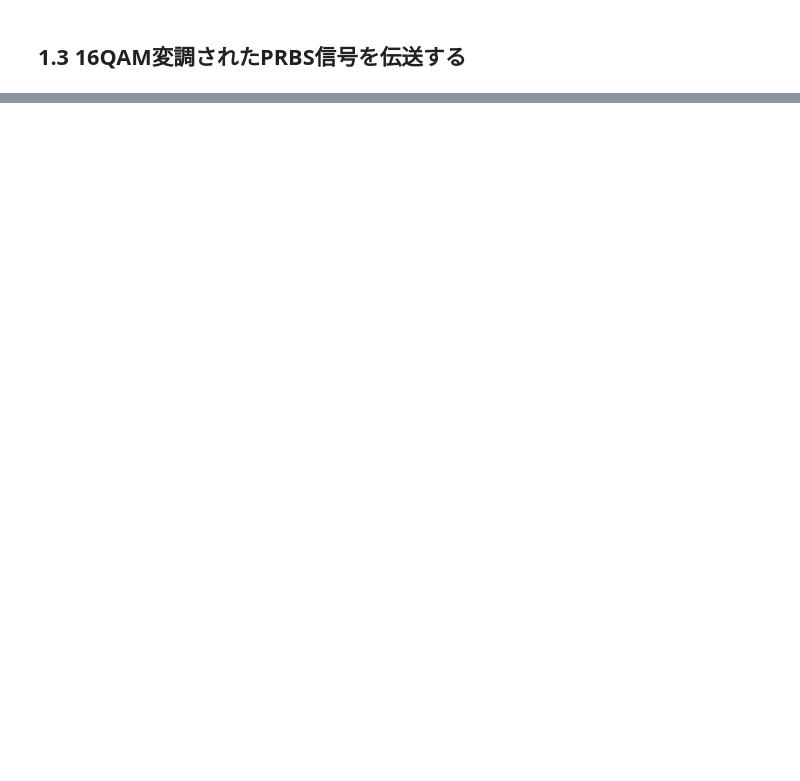
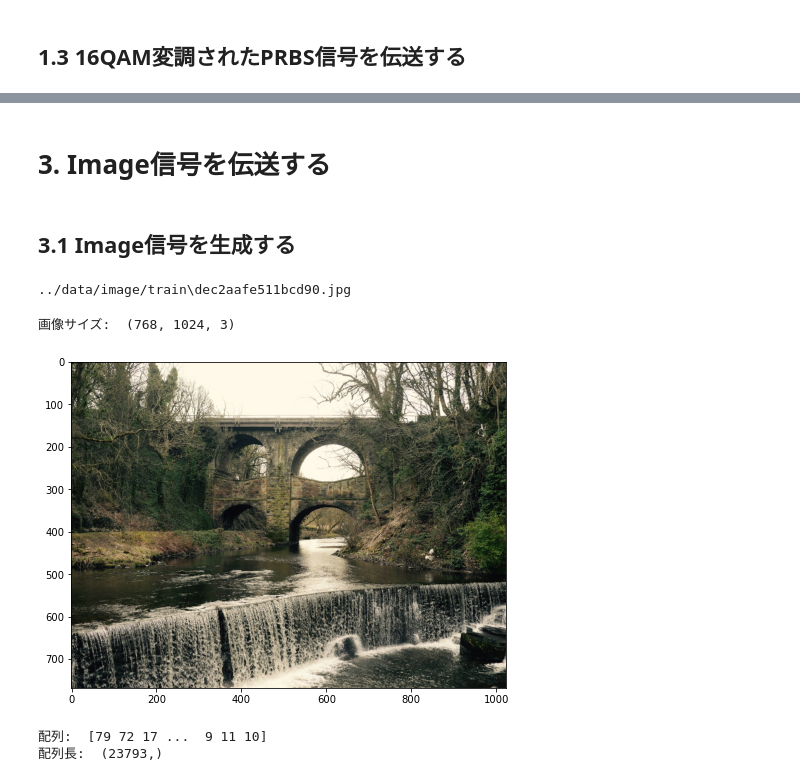
Before and after one commit to n-nooobu/masterthesis, a Jupyter notebook: src/transmission.ipynb, the cells around one changed output, grey strips where cells are left out. Drawn from its saved outputs; the diff is of its cells as text; code cells hidden in the pictures; blank space fills up the shorter version.

```diff
--- a/src/transmission.ipynb
+++ b/src/transmission.ipynb
@@ -88,0 +301,34 @@ NF = 4  # ASE雑音指数[dB]
+# %% [markdown]
+# 3. Image信号を伝送する
+# %% [markdown]
+## 3.1 Image信号を生成する
+# %%
+target_dir = 'train'
+step = 10  # (768, 1024) ---> (76, 102)
+image_number = 0
+ebtb = False  # 8B10Bを行うか
+# %%
+image_dir = '../data/image/'
+image_path_list = sorted(glob.glob(os.path.join(image_dir + target_dir, '*.jpg')))
+image_path = image_path_list[image_number]
+print(image_path)
+# %% [output]
+../data/image/train\dec2aafe511bcd90.jpg
+# %%
+img = Image.open(image_path)
+img_array = np.array(img)
+print('画像サイズ: ', img_array.shape)
+
+fig = plt.figure(figsize=(9, 6))
+plt.imshow(img);
+# %% [output]
+画像サイズ:  (768, 1024, 3)
+[figure, added]
+# %%
+imgsq = img_array[::step, ::step].reshape(-1)
+
+print('配列: ', imgsq)
+print('配列長: ', imgsq.shape)
+# %% [output]
+配列:  [79 72 17 ...  9 11 10]
+配列長:  (23793,)
```
Also changed, not shown: parts of 23 cells of this notebook, 4 other files.
